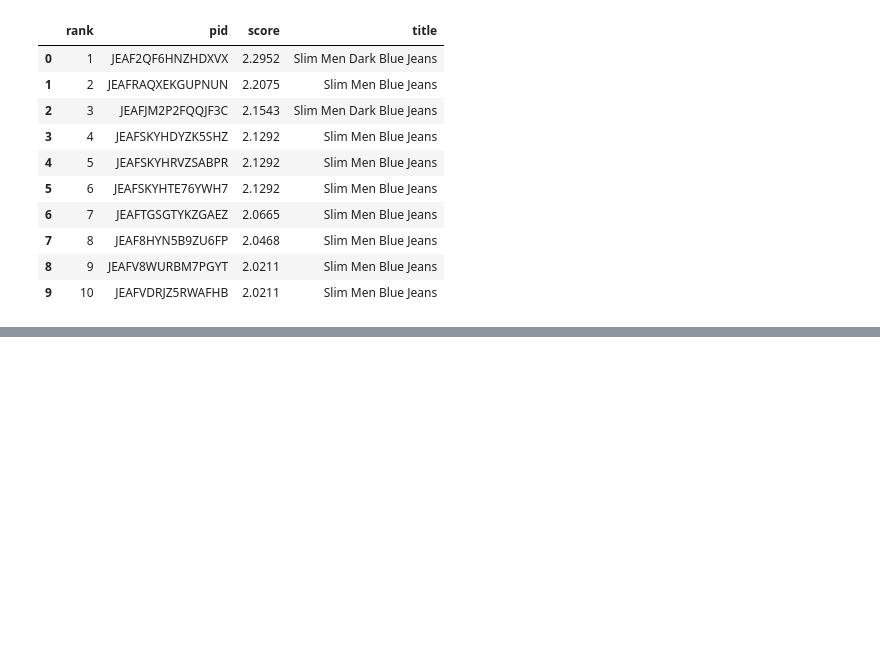
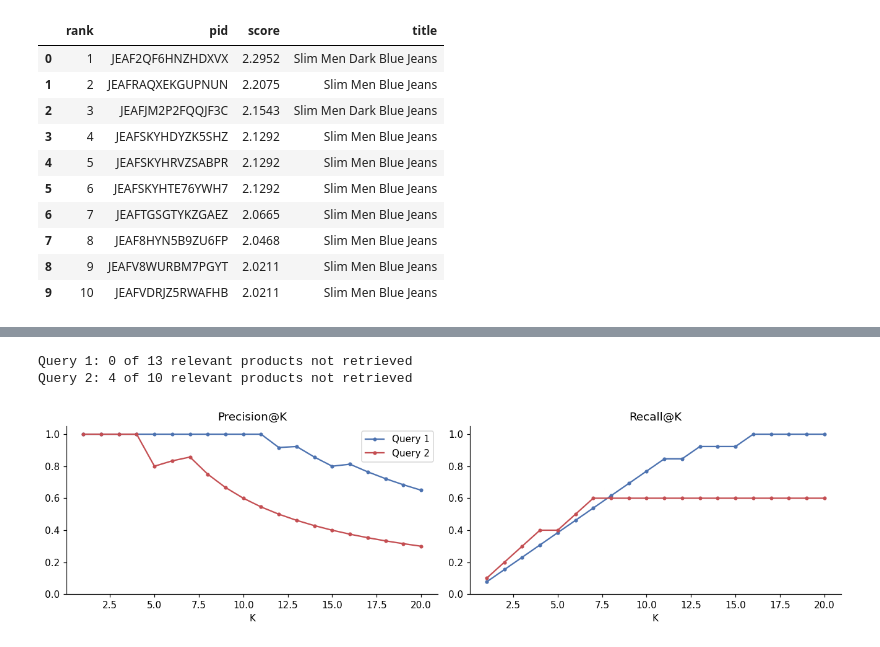
Before and after one commit to elenagotlost/irwa-search-engine, a Jupyter notebook: project_progress/part_2/part_2.ipynb, the cells around one changed output, grey strips where cells are left out. Drawn from its saved outputs; the diff is of its cells as text; code cells hidden in the pictures; blank space fills up the shorter version.

```diff
--- a/project_progress/part_2/part_2.ipynb
+++ b/project_progress/part_2/part_2.ipynb
@@ -253,0 +275,16 @@ Query 2: men slim jeans blue
+# %%
+y_true = np.array([1, 0, 1, 0, 0, 1])
+y_score = np.array([6, 5, 4, 3, 2, 0])      # top-5 labels: 1 0 1 0 0
+checks = {
+    "P@5":    (precision_at_k(y_true, y_score, 5),     2 / 5),
+    "R@5":    (recall_at_k(y_true, y_score, 5),        2 / 3),
+    "F1@5":   (f1_at_k(y_true, y_score, 5),            2 * 0.4 * (2 / 3) / (0.4 + 2 / 3)),
+    "AP@5":   (avg_precision_at_k(y_true, y_score, 5), (1 + 2 / 3) / 2),
+    "RR@5":   (rr_at_k(y_true, y_score, 5),            1.0),
+    "NDCG@5": (ndcg_at_k(y_true, y_score, 5),          (1 + 1 / 2) / (1 + 1 / math.log2(3) + 1 / 2)),
+    "MAP@5":  (map_at_k([(y_true, y_score), (np.array([0, 1]), np.array([2, 1]))], 5), ((1 + 2 / 3) / 2 + 1 / 2) / 2),
+    "MRR@5":  (mrr_at_k([(y_true, y_score), (np.array([0, 1]), np.array([2, 1]))], 5), (1 + 1 / 2) / 2),
+}
+for name, (got, expected) in checks.items():
+    assert math.isclose(got, expected), name
+pd.DataFrame(checks, index=["computed", "expected"]).T.round(3)
@@ -253,0 +330,3 @@ Query 2: men slim jeans blue
+# %%
+labels = pd.read_csv(DATA / "validation_labels.csv")
+labels.groupby("query_id").labels.agg(judged="size", relevant="sum")
@@ -253,0 +338,5 @@ Query 2: men slim jeans blue
+# %%
+val_runs = {qid: get_labels_and_scores(q, labels[labels.query_id == qid], index, tf, idf)
+            for qid, q in VALIDATION_QUERIES.items()}
+val_table = metrics_table(val_runs)
+val_table
@@ -253,0 +349,21 @@ Query 2: men slim jeans blue
+# %%
+# Judged relevant products that the AND filter does not return at all (they cap recall).
+for qid, (y_true, y_score) in val_runs.items():
+    print(f"Query {qid}: {int(((y_true == 1) & (y_score == 0)).sum())} of {int(y_true.sum())} relevant products not retrieved")
+# %% [output]
+Query 1: 0 of 13 relevant products not retrieved
+Query 2: 4 of 10 relevant products not retrieved
+# %%
+# P@K and R@K for K = 1..20
+ks = np.arange(1, 21)
+fig, axes = plt.subplots(1, 2, figsize=(12, 3.4))
+for (qid, (y_true, y_score)), color in zip(val_runs.items(), ["#4C72B0", "#C44E52"]):
+    axes[0].plot(ks, [precision_at_k(y_true, y_score, k) for k in ks], marker="o", ms=3, color=color, label=f"Query {qid}")
+    axes[1].plot(ks, [recall_at_k(y_true, y_score, k) for k in ks], marker="o", ms=3, color=color, label=f"Query {qid}")
+axes[0].set(title="Precision@K", xlabel="K", ylim=(0, 1.05))
+axes[1].set(title="Recall@K", xlabel="K", ylim=(0, 1.05))
+axes[0].legend()
+savefig("validation_precision_recall_at_k")
+plt.show()
+# %% [output]
+[figure, added]
```
Also changed, not shown: parts of 13 cells of this notebook, 3 other files.
